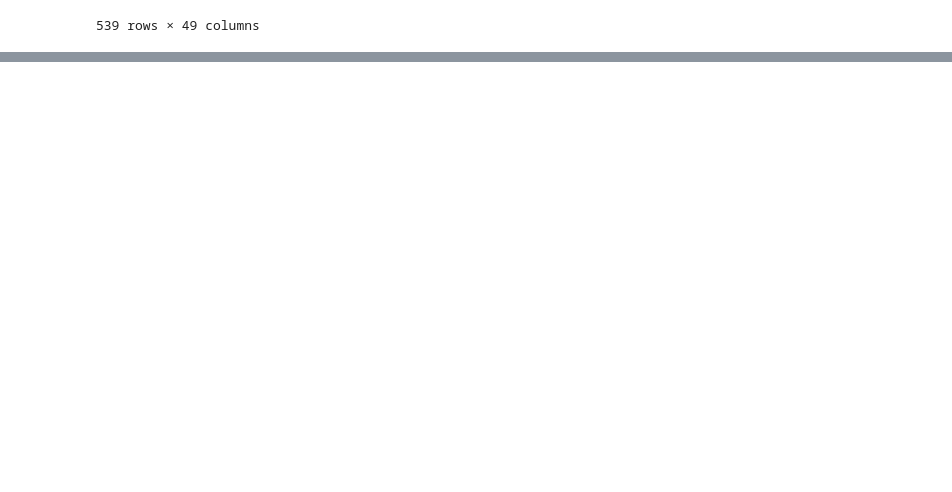
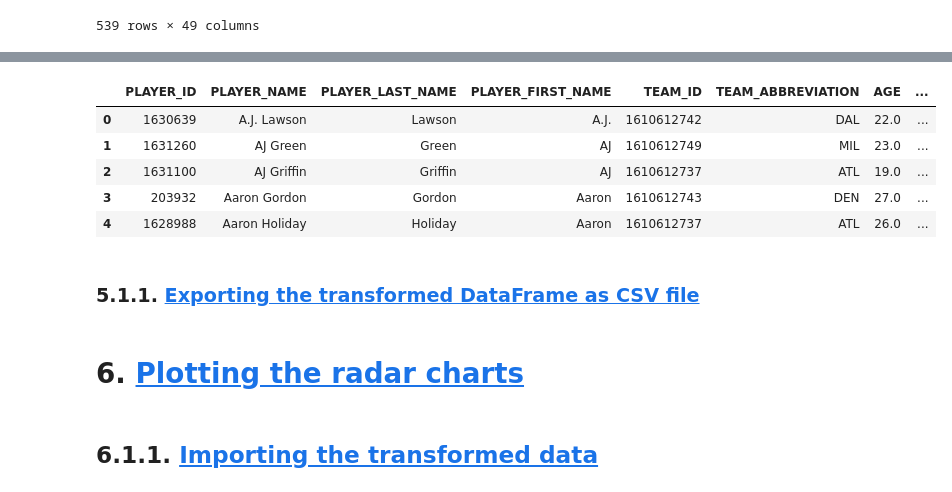
Before and after one commit to brunopiato/NBA_2022-2023, a Jupyter notebook: notebooks/preparation_notebook.ipynb, the cells around one changed output, grey strips where cells are left out. Cells and saved outputs as stored; diff of their text form; code cells hidden in the pictures; blank space fills up the shorter version.

```diff
--- a/notebooks/preparation_notebook.ipynb
+++ b/notebooks/preparation_notebook.ipynb
@@ -344,0 +382,9 @@ px.box(filtered_df,
+# %%
+df_transformed.head()
+# %% [output]
+|  | PLAYER_ID | PLAYER_NAME | PLAYER_LAST_NAME | PLAYER_FIRST_NAME | TEAM_ID | TEAM_ABBREVIATION | AGE | ... |
+| 0 | 1630639 | A.J. Lawson | Lawson | A.J. | 1610612742 | DAL | 22.0 | ... |
+| 1 | 1631260 | AJ Green | Green | AJ | 1610612749 | MIL | 23.0 | ... |
+| 2 | 1631100 | AJ Griffin | Griffin | AJ | 1610612737 | ATL | 19.0 | ... |
+| 3 | 203932 | Aaron Gordon | Gordon | Aaron | 1610612743 | DEN | 27.0 | ... |
+| 4 | 1628988 | Aaron Holiday | Holiday | Aaron | 1610612737 | ATL | 26.0 | ... |
@@ -344,0 +398,2 @@ px.box(filtered_df,
+# %% [markdown]
+### 5.1.1. <a id='toc5_1_1_'></a>[Exporting the transformed DataFrame as CSV file](#toc0_)
@@ -344,0 +402,4 @@ px.box(filtered_df,
+# %% [markdown]
+# 6. <a id='toc6_'></a>[Plotting the radar charts](#toc0_)
+# %% [markdown]
+## 6.1.1. <a id='toc6_1_1_'></a>[Importing the transformed data](#toc0_)
```
Also changed, not shown: parts of 26 cells of this notebook, 4 other files.
